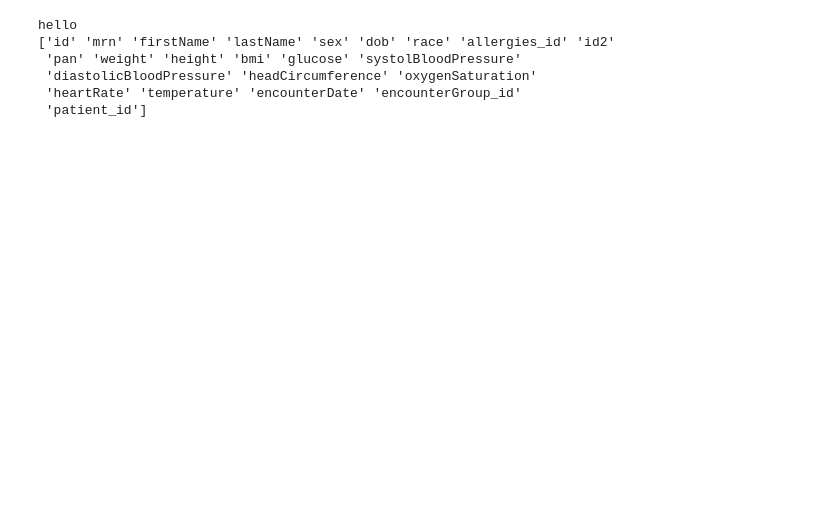
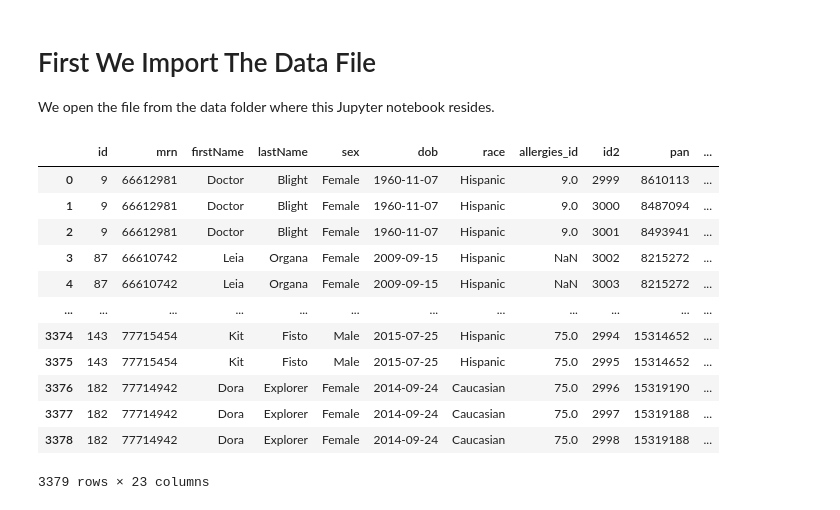
Before and after one commit to andrusch/python-jupyter-example, a Jupyter notebook: Jupyter.ipynb, the cells around one changed output. Drawn from its saved outputs; the diff is of its cells as text; code cells hidden in the pictures; blank space fills up the shorter version.

```diff
--- a/Jupyter.ipynb
+++ b/Jupyter.ipynb
@@ -21,20 +3,28 @@ Requirement already satisfied: pyparsing>=2.0.2 in c:\users\charl\anaconda3\lib\
+# %% [markdown]
+# First We Import The Data File
+
+We open the file from the data folder where this Jupyter notebook resides.
 # %%
 import pandas as pd
 import numpy as np
 import os
+import pdvega
+import numpy as np
+import matplotlib.pyplot as plt
 file_path = os.path.join(os.getcwd(), "data", "PatientEncounters.xlsx")
-#data = pd.DataFrame({'x': np.random.randn(200),
-#                     'y': np.random.randn(200)})
-
-#import pdvega
-#ffrom vega_datasets import data
-
-patients = pd.read_excel(file_path)
-print(patients.columns.ravel())
+patient_encounters = pd.read_excel(file_path)
+patient_encounters
 # %% [output]
+|  | id | mrn | firstName | lastName | sex | dob | race | allergies_id | id2 | pan | ... |
+| 0 | 9 | 66612981 | Doctor | Blight | Female | 1960-11-07 | Hispanic | 9.0 | 2999 | 8610113 | ... |
+| 1 | 9 | 66612981 | Doctor | Blight | Female | 1960-11-07 | Hispanic | 9.0 | 3000 | 8487094 | ... |
+| 2 | 9 | 66612981 | Doctor | Blight | Female | 1960-11-07 | Hispanic | 9.0 | 3001 | 8493941 | ... |
+| 3 | 87 | 66610742 | Leia | Organa | Female | 2009-09-15 | Hispanic | NaN | 3002 | 8215272 | ... |
+| 4 | 87 | 66610742 | Leia | Organa | Female | 2009-09-15 | Hispanic | NaN | 3003 | 8215272 | ... |
+| ... | ... | ... | ... | ... | ... | ... | ... | ... | ... | ... | ... |
+| 3374 | 143 | 77715454 | Kit | Fisto | Male | 2015-07-25 | Hispanic | 75.0 | 2994 | 15314652 | ... |
+| 3375 | 143 | 77715454 | Kit | Fisto | Male | 2015-07-25 | Hispanic | 75.0 | 2995 | 15314652 | ... |
+| 3376 | 182 | 77714942 | Dora | Explorer | Female | 2014-09-24 | Caucasian | 75.0 | 2996 | 15319190 | ... |
+| 3377 | 182 | 77714942 | Dora | Explorer | Female | 2014-09-24 | Caucasian | 75.0 | 2997 | 15319188 | ... |
+| 3378 | 182 | 77714942 | Dora | Explorer | Female | 2014-09-24 | Caucasian | 75.0 | 2998 | 15319188 | ... |
-hello
-['id' 'mrn' 'firstName' 'lastName' 'sex' 'dob' 'race' 'allergies_id' 'id2'
- 'pan' 'weight' 'height' 'bmi' 'glucose' 'systolBloodPressure'
- 'diastolicBloodPressure' 'headCircumference' 'oxygenSaturation'
- 'heartRate' 'temperature' 'encounterDate' 'encounterGroup_id'
- 'patient_id']
+3379 rows × 23 columns
```
Also changed, not shown: parts of 11 cells of this notebook, 2 other files.
